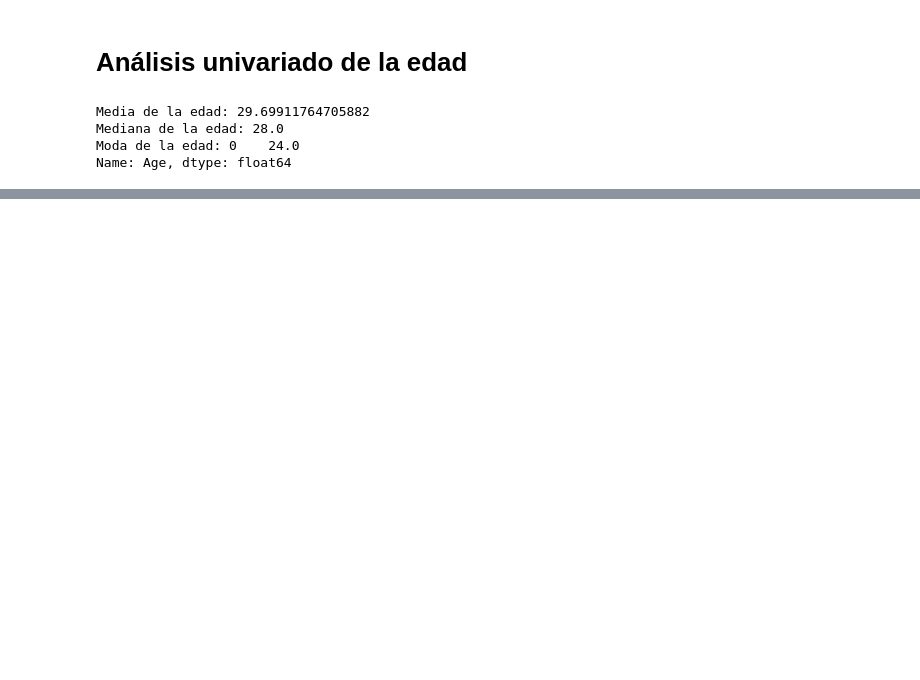
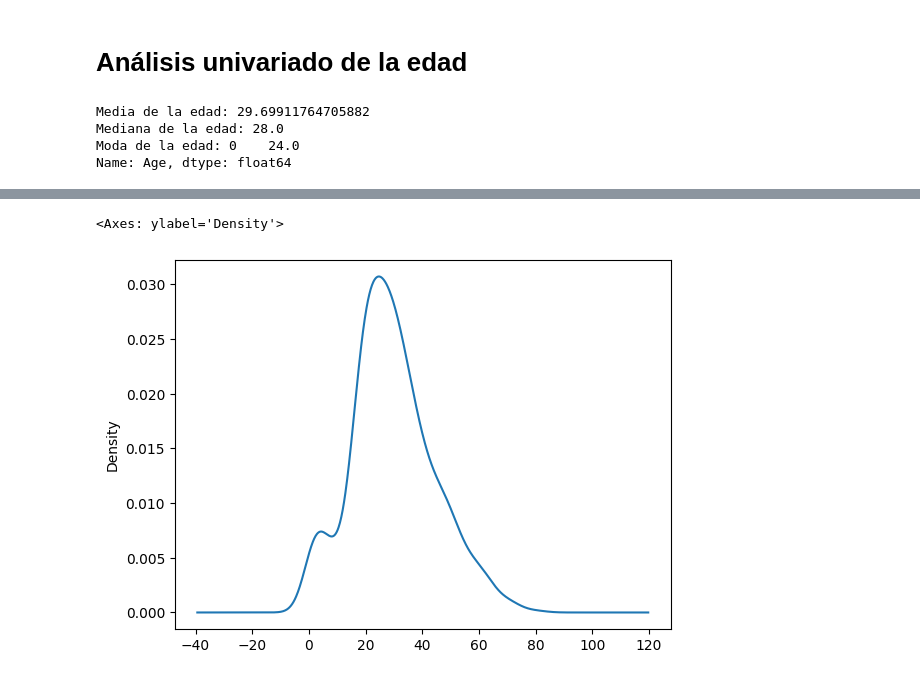
Before and after one commit to r2847txt/DataAnalysisSence2025, a Jupyter notebook: 3_AnalisisExploratorioProgramacionEstadistica/Clase1/Actividad Clase/AnalisisUnivariadoTitanic.ipynb, the cells around one changed output, grey strips where cells are left out. Saved outputs shown, nothing was run; the diff lists cells and outputs as text; code cells hidden in the pictures; blank space fills up the shorter version.

```diff
--- a/3_AnalisisExploratorioProgramacionEstadistica/Clase1/Actividad Clase/AnalisisUnivariadoTitanic.ipynb
+++ b/3_AnalisisExploratorioProgramacionEstadistica/Clase1/Actividad Clase/AnalisisUnivariadoTitanic.ipynb
@@ -36,0 +84,6 @@ Name: Age, dtype: float64
+# %%
+# Diagrama de distribución
+df['Age'].plot(kind='kde')
+# %% [output]
+<Axes: ylabel='Density'>
+[figure, added]
```
Also changed, not shown: parts of 7 cells of this notebook, 1 other file.
